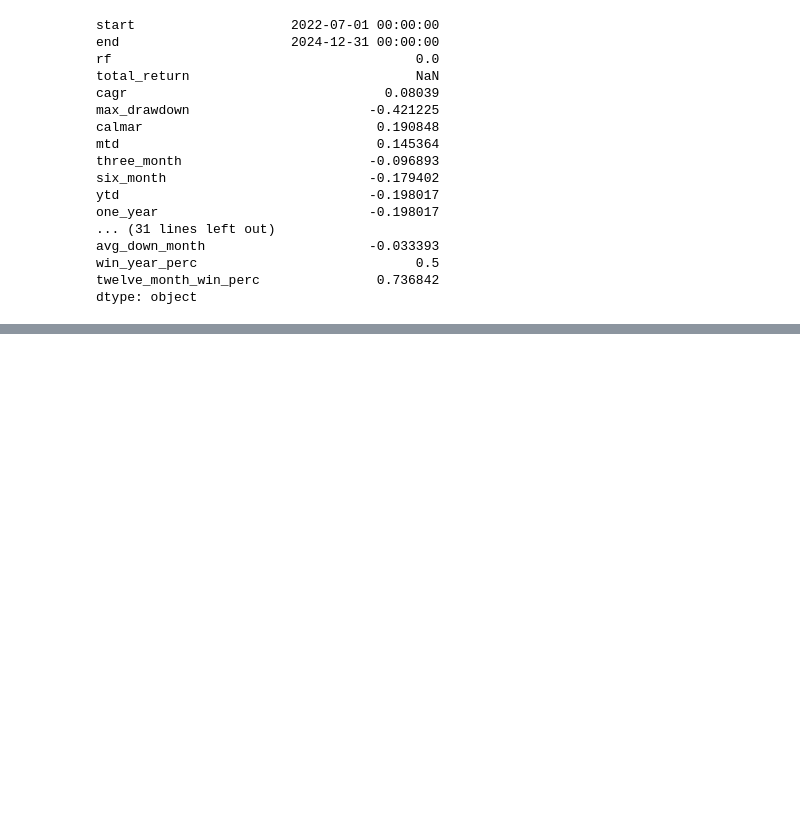
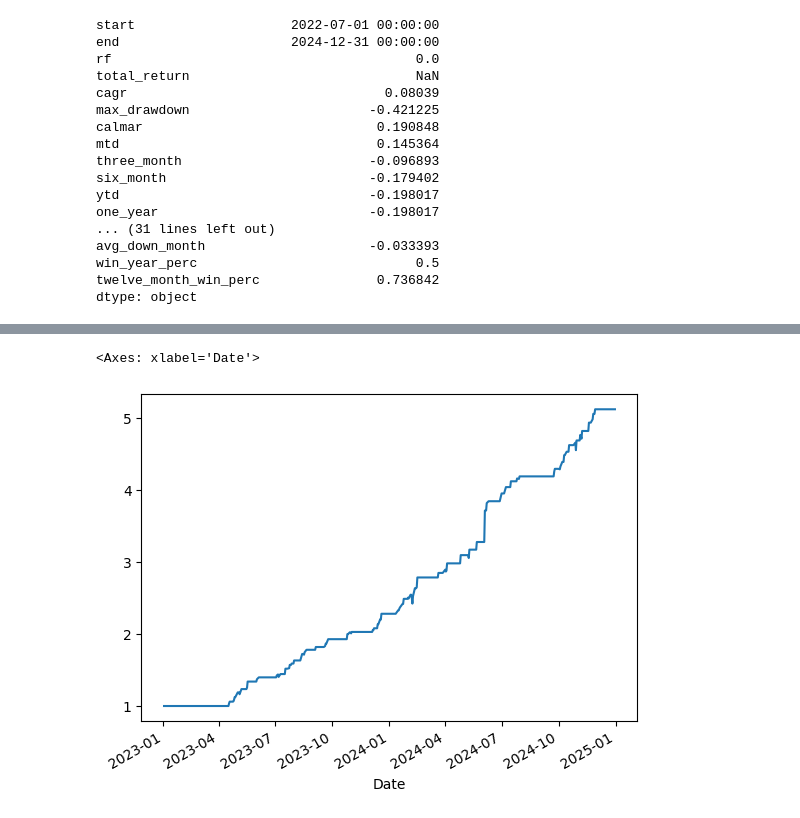
Before and after one commit to Amination-Gogia/Pairs-Trading-Dec-2024, a Jupyter notebook: Week-4/stat_arb.ipynb, the cells around one changed output, grey strips where cells are left out. Cells and saved outputs as stored; diff of their text form; code cells hidden in the pictures; blank space fills up the shorter version.

```diff
--- a/Week-4/stat_arb.ipynb
+++ b/Week-4/stat_arb.ipynb
@@ -326,0 +491,12 @@ dtype: object
+# %%
+df_test = pd.read_csv('bank_test.csv', index_col='Date',parse_dates=True)
+# %%
+res = backtest_super_KF(df_test[bank_tickers])
+# %%
+ret = res[0]
+spread = res[2]
+# %%
+ret.plot()
+# %% [output]
+<Axes: xlabel='Date'>
+[figure, added]
```
Also changed, not shown: parts of 31 cells of this notebook.
